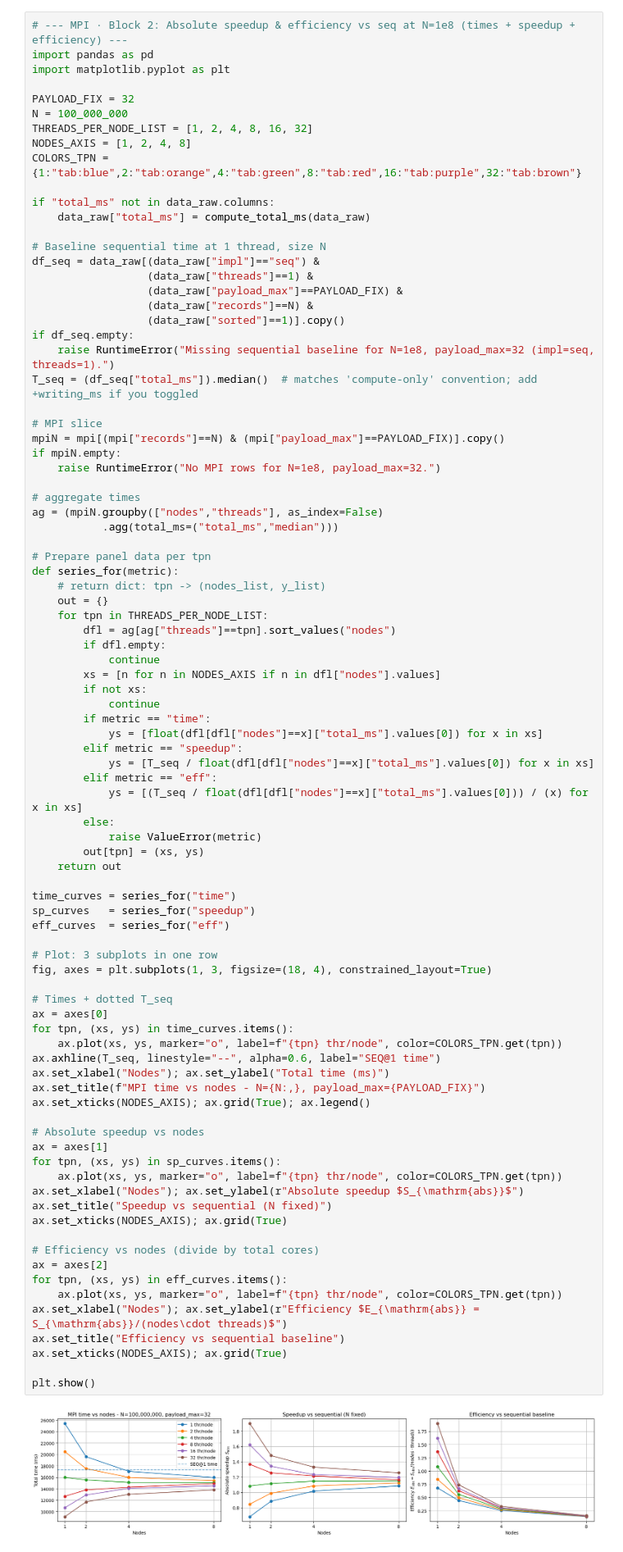
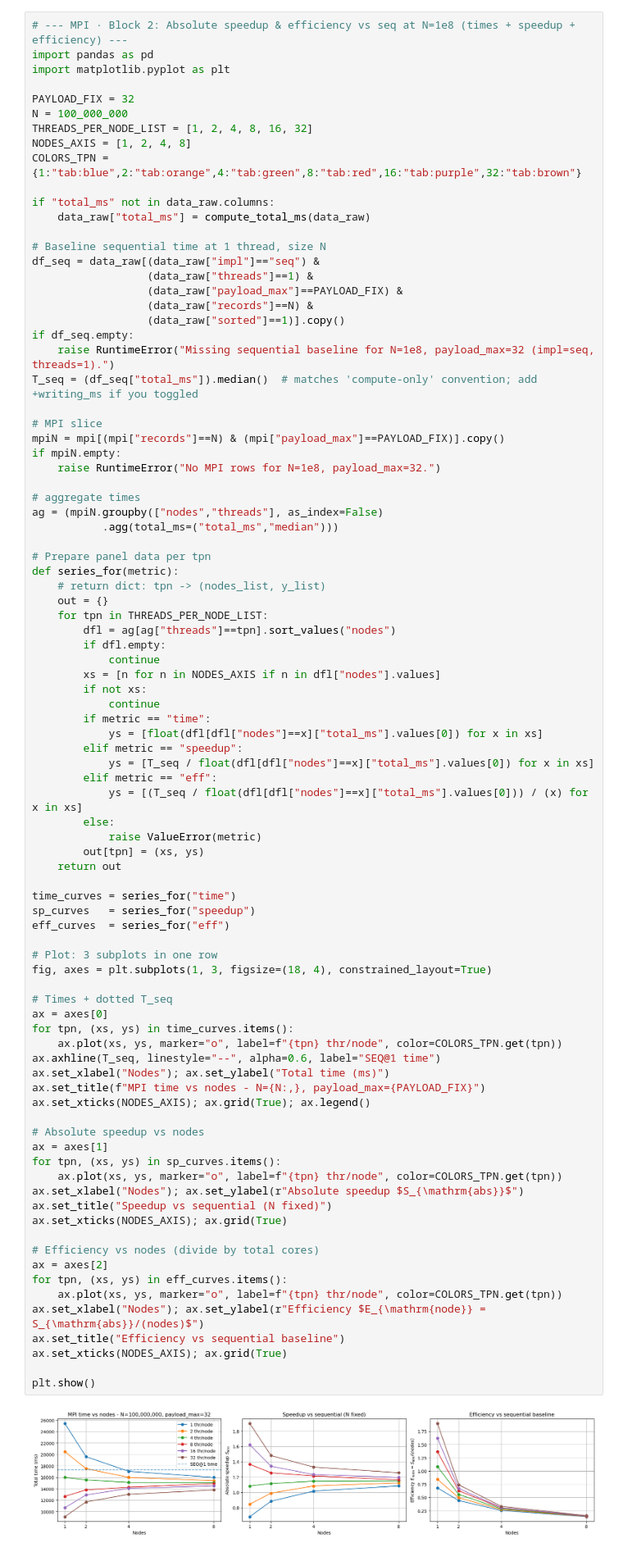
Before and after one commit to davide-marchi/Parallel-and-Distributed-Systems-Paradigms-and-Models, a Jupyter notebook: analysis/seq_omp_ff_composites.ipynb, the cells around one changed output. Shown at 82% size. Saved outputs shown, nothing was run; the diff lists cells and outputs as text.

Commit message:
Now specifying "node efficiency" for MPI plots

```diff
--- a/analysis/seq_omp_ff_composites.ipynb
+++ b/analysis/seq_omp_ff_composites.ipynb
@@ -757,35 +757,35 @@ eff_curves  = series_for("eff")
 
 # Plot: 3 subplots in one row
 fig, axes = plt.subplots(1, 3, figsize=(18, 4), constrained_layout=True)
 
 # Times + dotted T_seq
 ax = axes[0]
 for tpn, (xs, ys) in time_curves.items():
     ax.plot(xs, ys, marker="o", label=f"{tpn} thr/node", color=COLORS_TPN.get(tpn))
 ax.axhline(T_seq, linestyle="--", alpha=0.6, label="SEQ@1 time")
 ax.set_xlabel("Nodes"); ax.set_ylabel("Total time (ms)")
 ax.set_title(f"MPI time vs nodes - N={N:,}, payload_max={PAYLOAD_FIX}")
 ax.set_xticks(NODES_AXIS); ax.grid(True); ax.legend()
 
 # Absolute speedup vs nodes
 ax = axes[1]
 for tpn, (xs, ys) in sp_curves.items():
     ax.plot(xs, ys, marker="o", label=f"{tpn} thr/node", color=COLORS_TPN.get(tpn))
 ax.set_xlabel("Nodes"); ax.set_ylabel(r"Absolute speedup $S_{\mathrm{abs}}$")
 ax.set_title("Speedup vs sequential (N fixed)")
 ax.set_xticks(NODES_AXIS); ax.grid(True)
 
 # Efficiency vs nodes (divide by total cores)
 ax = axes[2]
 for tpn, (xs, ys) in eff_curves.items():
     ax.plot(xs, ys, marker="o", label=f"{tpn} thr/node", color=COLORS_TPN.get(tpn))
-ax.set_xlabel("Nodes"); ax.set_ylabel(r"Efficiency $E_{\mathrm{abs}} = S_{\mathrm{abs}}/(nodes\cdot threads)$")
+ax.set_xlabel("Nodes"); ax.set_ylabel(r"Efficiency $E_{\mathrm{node}} = S_{\mathrm{abs}}/(nodes)$")
 ax.set_title("Efficiency vs sequential baseline")
 ax.set_xticks(NODES_AXIS); ax.grid(True)
 
 plt.show()
 # %% [output]
-[figure, old version]
+[figure, new version]
 # %% [markdown]
 ## MPI · Block 3 - Weak scaling over **nodes** (relative, fixed-base), plus efficiency & times
 
```
Also changed, not shown: 3 other files.
